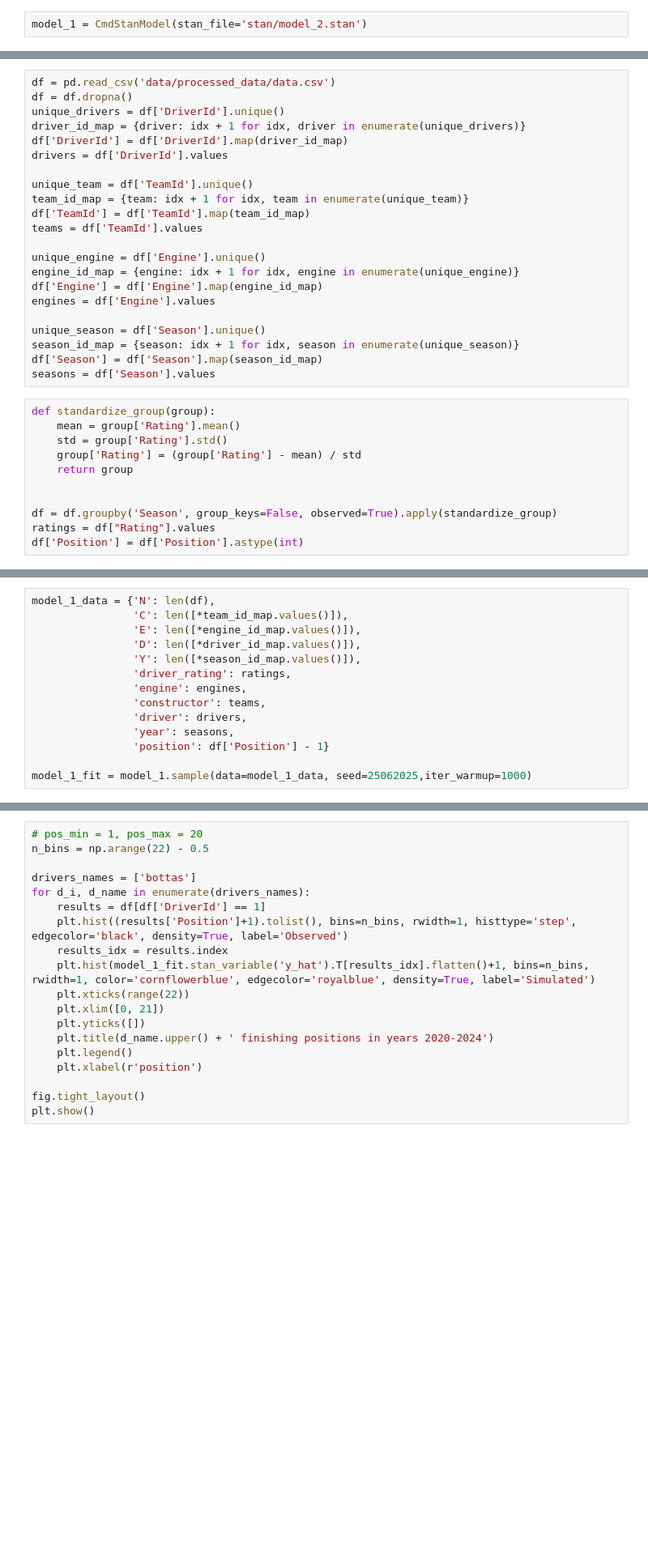
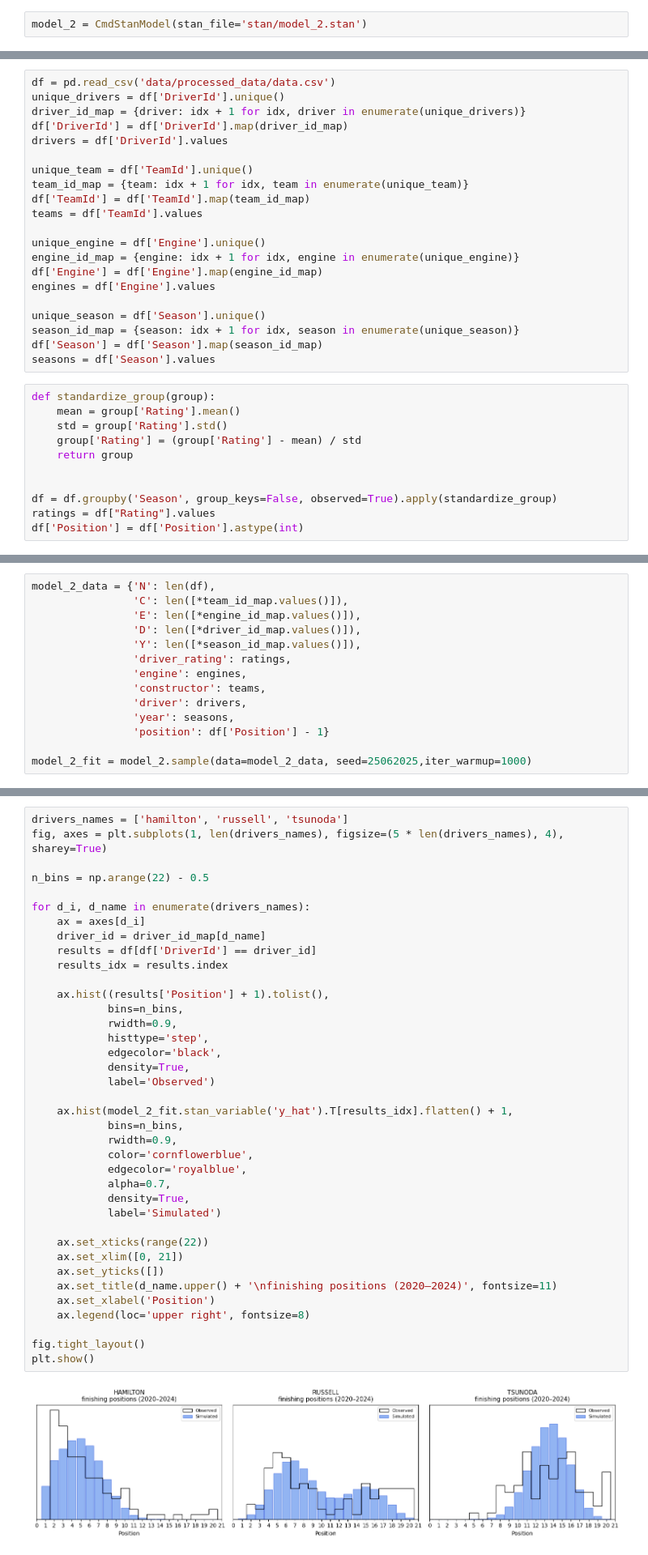
Before and after one commit to Klaudiusz1212/F1_bayesian, a Jupyter notebook: ISZ_Model2.ipynb, the cells around one changed output, grey strips where cells are left out. Shown at 81% size. Saved outputs shown, nothing was run; the diff lists cells and outputs as text; blank space fills up the shorter version.

Commit message:
update model

```diff
--- a/ISZ_Model2.ipynb
+++ b/ISZ_Model2.ipynb
@@ -177,4 +242,4 @@ We choose sigma 1.0 for our model
  are the data consistent with posterior predictive samples and is it sufficiently commented (if they are not then is the justification provided)
 have parameter marginal disrtibutions been analyzed (histograms of individual parametes plus summaries, are they diffuse or concentrated, what can we say about values) [1 pt]
 # %%
-model_1 = CmdStanModel(stan_file='stan/model_2.stan')
+model_2 = CmdStanModel(stan_file='stan/model_2.stan')
@@ -181,6 +249,5 @@ model_1 = CmdStanModel(stan_file='stan/model_2.stan')
 # %%
 df = pd.read_csv('data/processed_data/data.csv')
-df = df.dropna()
 unique_drivers = df['DriverId'].unique()
 driver_id_map = {driver: idx + 1 for idx, driver in enumerate(unique_drivers)}
 df['DriverId'] = df['DriverId'].map(driver_id_map)
@@ -218,5 +292,5 @@ df.head()
 # %%
-model_1_data = {'N': len(df),
+model_2_data = {'N': len(df),
                 'C': len([*team_id_map.values()]),
                 'E': len([*engine_id_map.values()]),
                 'D': len([*driver_id_map.values()]),
@@ -228,4 +302,4 @@ model_1_data = {'N': len(df),
                 'year': seasons,
                 'position': df['Position'] - 1}
 
-model_1_fit = model_1.sample(data=model_1_data, seed=25062025,iter_warmup=1000)
+model_2_fit = model_2.sample(data=model_2_data, seed=25062025,iter_warmup=1000)
@@ -232,22 +316,43 @@ model_1_fit = model_1.sample(data=model_1_data, seed=25062025,iter_warmup=1000)
 # %%
-# pos_min = 1, pos_max = 20
+drivers_names = ['hamilton', 'russell', 'tsunoda']
+fig, axes = plt.subplots(1, len(drivers_names), figsize=(5 * len(drivers_names), 4), sharey=True)
+
 n_bins = np.arange(22) - 0.5
 
-drivers_names = ['bottas']
 for d_i, d_name in enumerate(drivers_names):
-    results = df[df['DriverId'] == 1]
-    plt.hist((results['Position']+1).tolist(), bins=n_bins, rwidth=1, histtype='step', edgecolor='black', density=True, label='Observed')
+    ax = axes[d_i]
+    driver_id = driver_id_map[d_name]
+    results = df[df['DriverId'] == driver_id]
     results_idx = results.index
-    plt.hist(model_1_fit.stan_variable('y_hat').T[results_idx].flatten()+1, bins=n_bins, rwidth=1, color='cornflowerblue', edgecolor='royalblue', density=True, label='Simulated')
-    plt.xticks(range(22))
-    plt.xlim([0, 21])
-    plt.yticks([])
-    plt.title(d_name.upper() + ' finishing positions in years 2020-2024')
-    plt.legend()
-    plt.xlabel(r'position')
+
+    ax.hist((results['Position'] + 1).tolist(),
+            bins=n_bins,
+            rwidth=0.9,
+            histtype='step',
+            edgecolor='black',
+            density=True,
+            label='Observed')
+
+    ax.hist(model_2_fit.stan_variable('y_hat').T[results_idx].flatten() + 1,
+            bins=n_bins,
+            rwidth=0.9,
+            color='cornflowerblue',
+            edgecolor='royalblue',
+            alpha=0.7,
+            density=True,
+            label='Simulated')
+
+    ax.set_xticks(range(22))
+    ax.set_xlim([0, 21])
+    ax.set_yticks([])
+    ax.set_title(d_name.upper() + '\nfinishing positions (2020–2024)', fontsize=11)
+    ax.set_xlabel('Position')
+    ax.legend(loc='upper right', fontsize=8)
 
 fig.tight_layout()
 plt.show()
+# %% [output]
+[figure, added]
 # %% [markdown]
 ## Model comaprison [0-4 pts]
 - Have models been compared using information criteria [1 pt]
```
Also changed, not shown: parts of 8 cells of this notebook, 2 other files.
